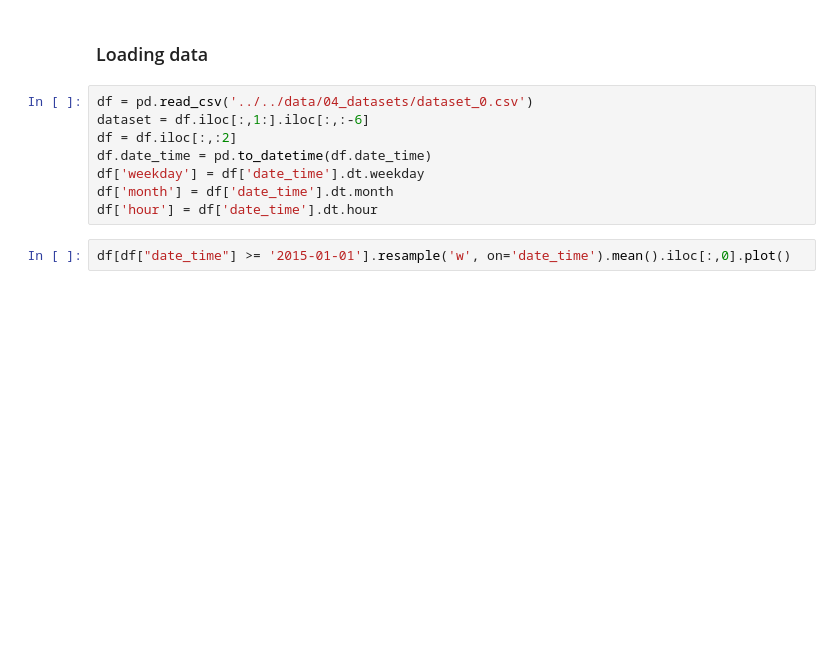
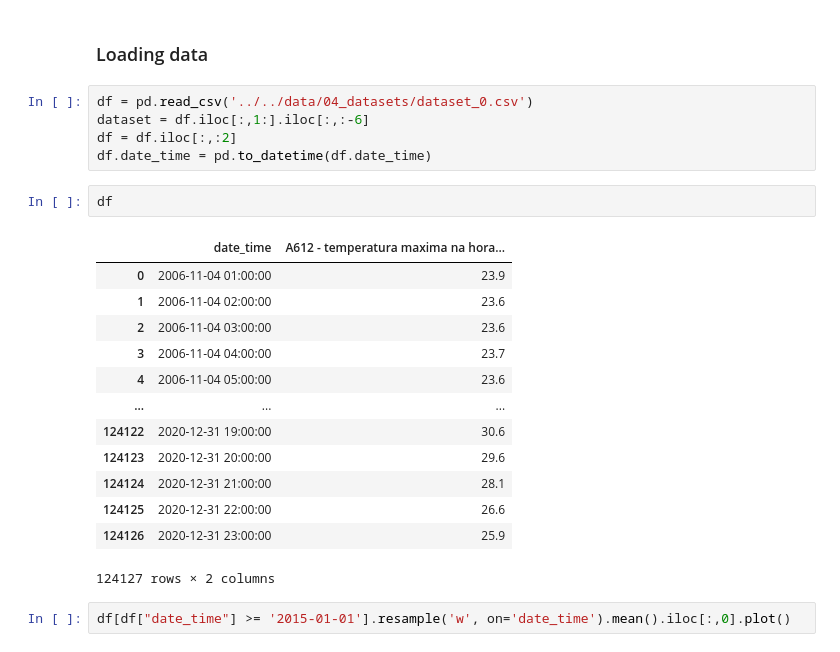
Before and after one commit to JohnHolz/weather, a Jupyter notebook: notebooks/n02_eda/2.9.dataset-0-analysis.ipynb, the cells around one changed output. Drawn from its saved outputs; the diff is of its cells as text; blank space fills up the shorter version.

```diff
--- a/notebooks/n02_eda/2.0.dataset-0-analysis.ipynb
+++ b/notebooks/n02_eda/2.9.dataset-0-analysis.ipynb
@@ -30,9 +30,22 @@ df = pd.read_csv('../../data/04_datasets/dataset_0.csv')
 dataset = df.iloc[:,1:].iloc[:,:-6]
 df = df.iloc[:,:2]
 df.date_time = pd.to_datetime(df.date_time)
-df['weekday'] = df['date_time'].dt.weekday
-df['month'] = df['date_time'].dt.month
-df['hour'] = df['date_time'].dt.hour
+# %%
+df
+# %% [output]
+|  | date_time | A612 - temperatura maxima na hora... |
+| 0 | 2006-11-04 01:00:00 | 23.9 |
+| 1 | 2006-11-04 02:00:00 | 23.6 |
+| 2 | 2006-11-04 03:00:00 | 23.6 |
+| 3 | 2006-11-04 04:00:00 | 23.7 |
+| 4 | 2006-11-04 05:00:00 | 23.6 |
+| ... | ... | ... |
+| 124122 | 2020-12-31 19:00:00 | 30.6 |
+| 124123 | 2020-12-31 20:00:00 | 29.6 |
+| 124124 | 2020-12-31 21:00:00 | 28.1 |
+| 124125 | 2020-12-31 22:00:00 | 26.6 |
+| 124126 | 2020-12-31 23:00:00 | 25.9 |
+124127 rows × 2 columns
 # %%
 df[df["date_time"] >= '2015-01-01'].resample('w', on='date_time').mean().iloc[:,0].plot()
 # %% [output]
```
Also changed, not shown: 6 other files.
